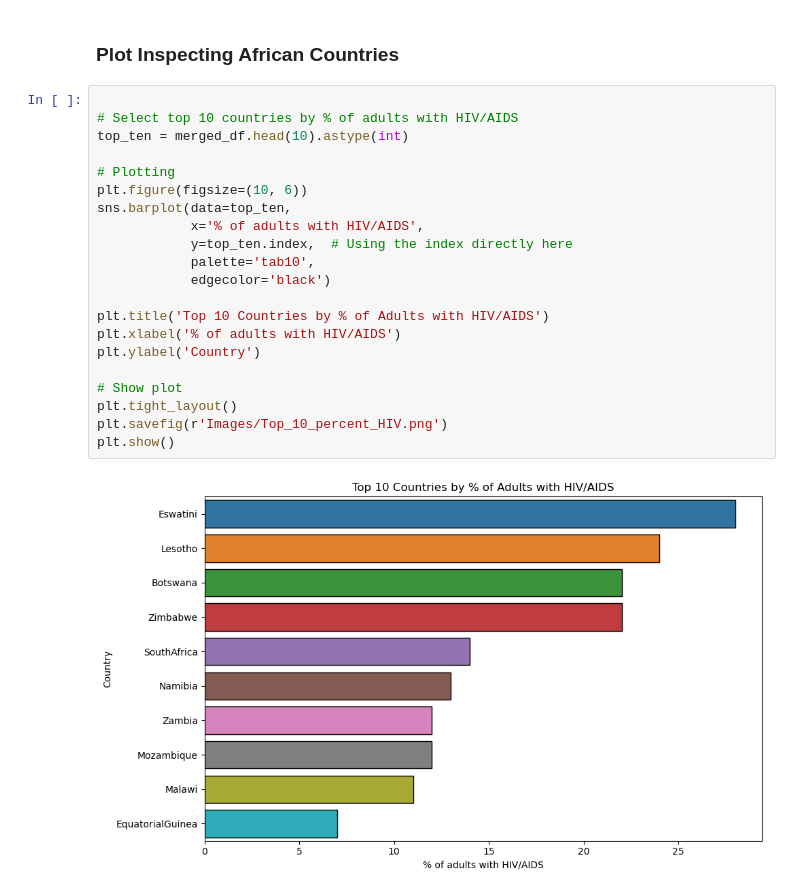
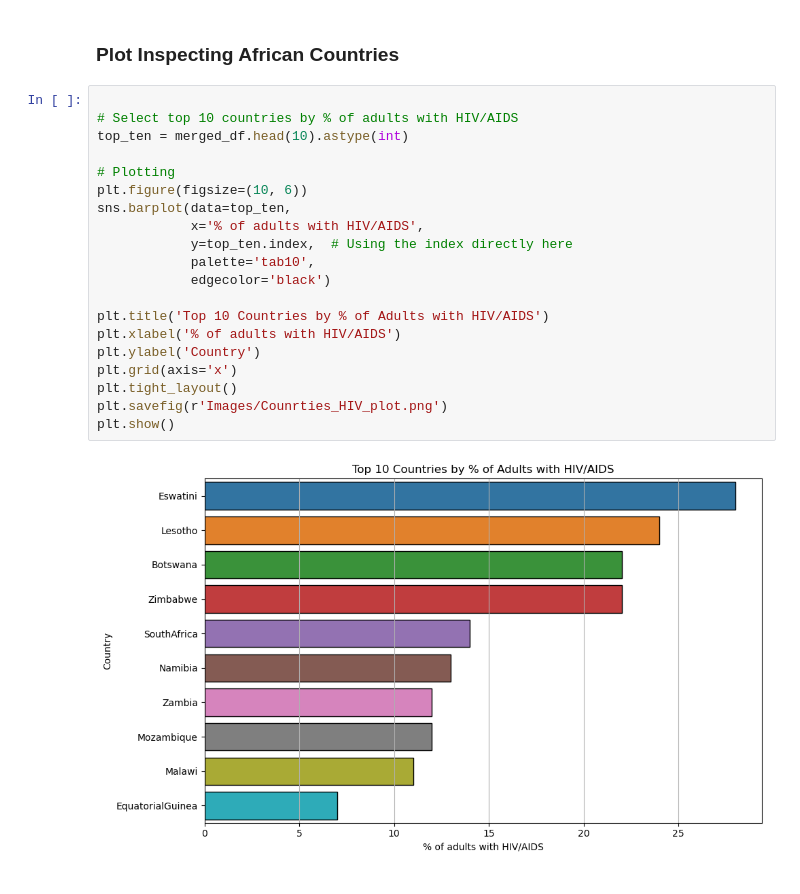
Before and after one commit to KofiBartonByfield/Blog-Code, a Jupyter notebook: Blog Notebook.ipynb, the cells around one changed output. Saved outputs shown, nothing was run; the diff lists cells and outputs as text.

Commit message:
Plot debug

```diff
--- a/Blog Notebook.ipynb
+++ b/Blog Notebook.ipynb
@@ -341,23 +341,22 @@ plt.show()
 # %%
 
 # Select top 10 countries by % of adults with HIV/AIDS
 top_ten = merged_df.head(10).astype(int)
 
 # Plotting
 plt.figure(figsize=(10, 6))
 sns.barplot(data=top_ten,
             x='% of adults with HIV/AIDS',
             y=top_ten.index,  # Using the index directly here
             palette='tab10',
             edgecolor='black')
 
 plt.title('Top 10 Countries by % of Adults with HIV/AIDS')
 plt.xlabel('% of adults with HIV/AIDS')
 plt.ylabel('Country')
-
-# Show plot
+plt.grid(axis='x')
 plt.tight_layout()
-plt.savefig(r'Images/Top_10_percent_HIV.png')
+plt.savefig(r'Images/Counrties_HIV_plot.png')
 plt.show()
 # %% [output]
-[figure, old version]
+[figure, new version]
```
Also changed, not shown: parts of 1 cell of this notebook, 3 other files.
